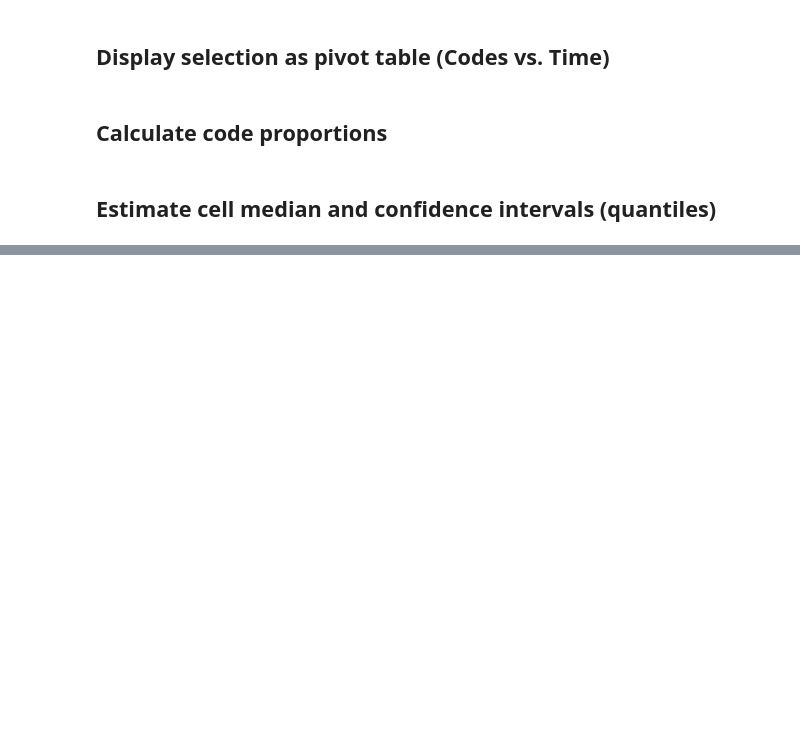
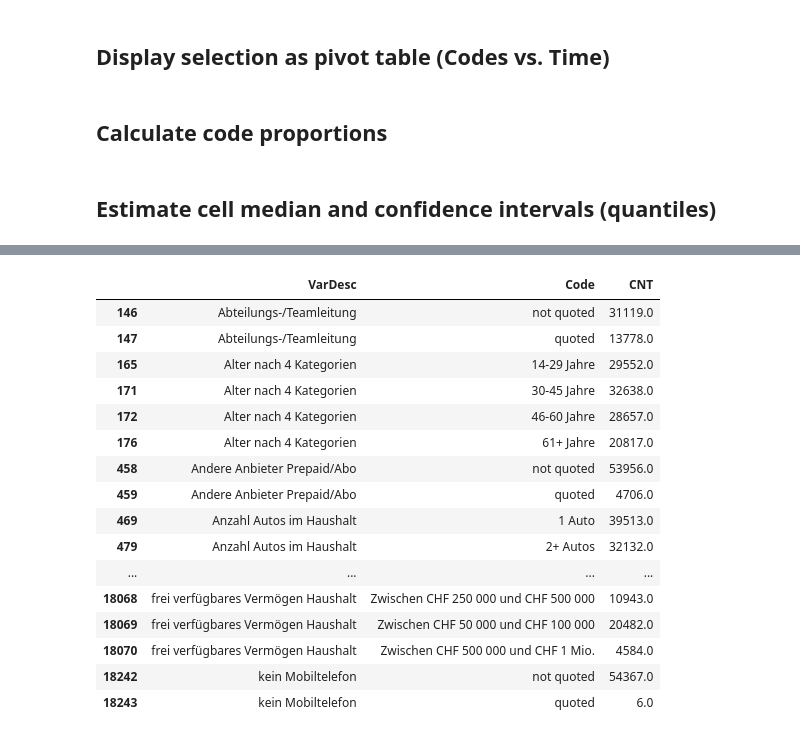
Before and after one commit to apgsga-stc/PredictiveAnalyticsPython, a Jupyter notebook: axinova/ax_explore_20190906.ipynb, the cells around one changed output, grey strips where cells are left out. Saved outputs shown, nothing was run; the diff lists cells and outputs as text; code cells hidden in the pictures; blank space fills up the shorter version.

```diff
--- a/axinova/ax_explore_20190906.ipynb
+++ b/axinova/ax_explore_20190906.ipynb
@@ -722,0 +903,24 @@ show_code_cont_tables(selection, index_by="TimeSlot", aggfunc=estimate)
+# %%
+sightings_df = ax_data.groupby(["VarDesc","Code"]).count().loc[:,["Value","Time"]].reset_index().iloc[:,0:-1]
+row_select = sightings_df.loc[:,"Value"].notnull()
+sightings_cleaned =  sightings_df.loc[row_select,:].rename(columns={"Value": "CNT"})
+# %%
+sightings_cleaned
+# %% [output]
+|  | VarDesc | Code | CNT |
+| 146 | Abteilungs-/Teamleitung | not quoted | 31119.0 |
+| 147 | Abteilungs-/Teamleitung | quoted | 13778.0 |
+| 165 | Alter nach 4 Kategorien | 14-29 Jahre | 29552.0 |
+| 171 | Alter nach 4 Kategorien | 30-45 Jahre | 32638.0 |
+| 172 | Alter nach 4 Kategorien | 46-60 Jahre | 28657.0 |
+| 176 | Alter nach 4 Kategorien | 61+ Jahre | 20817.0 |
+| 458 | Andere Anbieter Prepaid/Abo | not quoted | 53956.0 |
+| 459 | Andere Anbieter Prepaid/Abo | quoted | 4706.0 |
+| 469 | Anzahl Autos im Haushalt | 1 Auto | 39513.0 |
+| 479 | Anzahl Autos im Haushalt | 2+ Autos | 32132.0 |
+| ... | ... | ... | ... |
+| 18068 | frei verfügbares Vermögen Haushalt | Zwischen CHF 250 000 und CHF 500 000 | 10943.0 |
+| 18069 | frei verfügbares Vermögen Haushalt | Zwischen CHF 50 000 und CHF 100 000 | 20482.0 |
+| 18070 | frei verfügbares Vermögen Haushalt | Zwischen CHF 500 000 und CHF 1 Mio. | 4584.0 |
+| 18242 | kein Mobiltelefon | not quoted | 54367.0 |
+| 18243 | kein Mobiltelefon | quoted | 6.0 |
```
Also changed, not shown: parts of 26 cells of this notebook, 2 other files.
